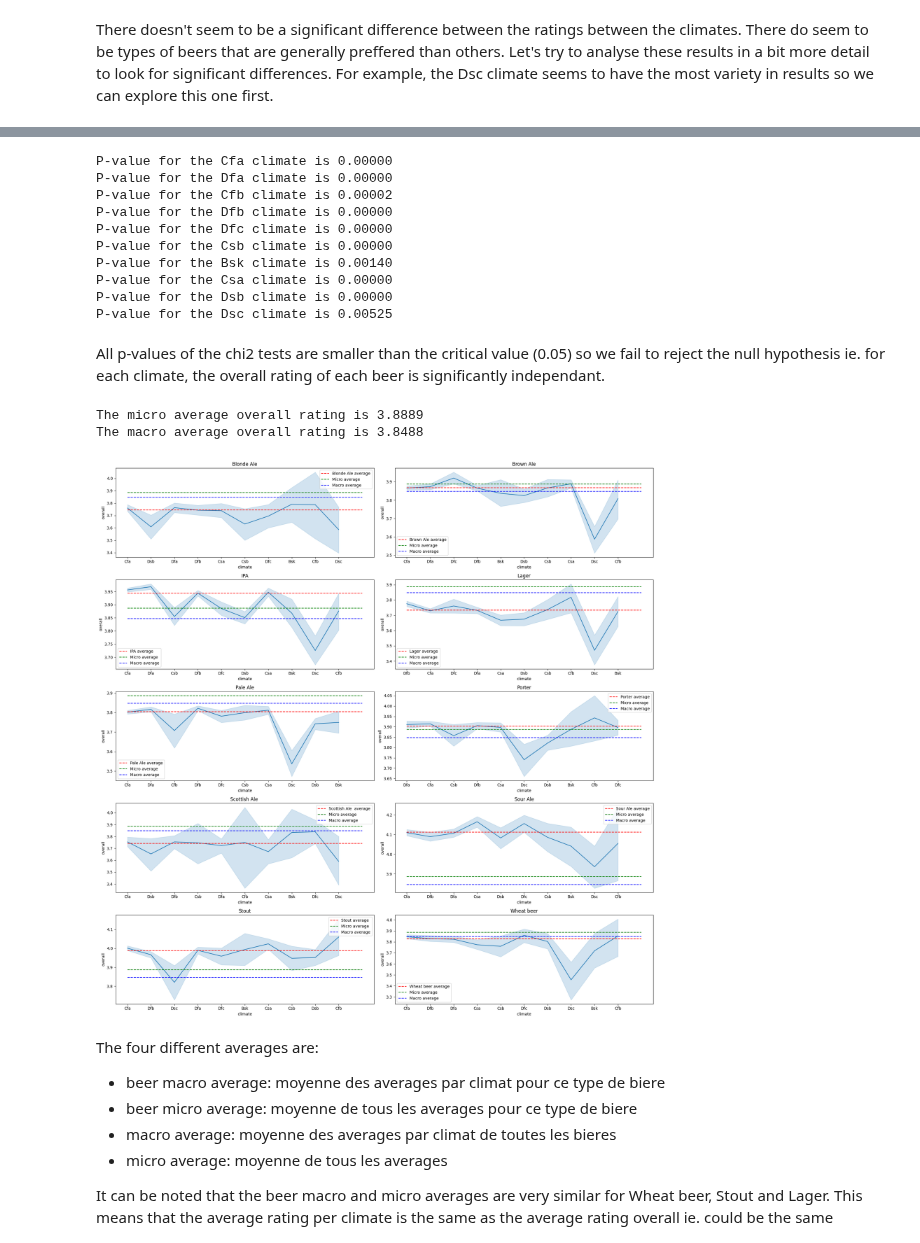
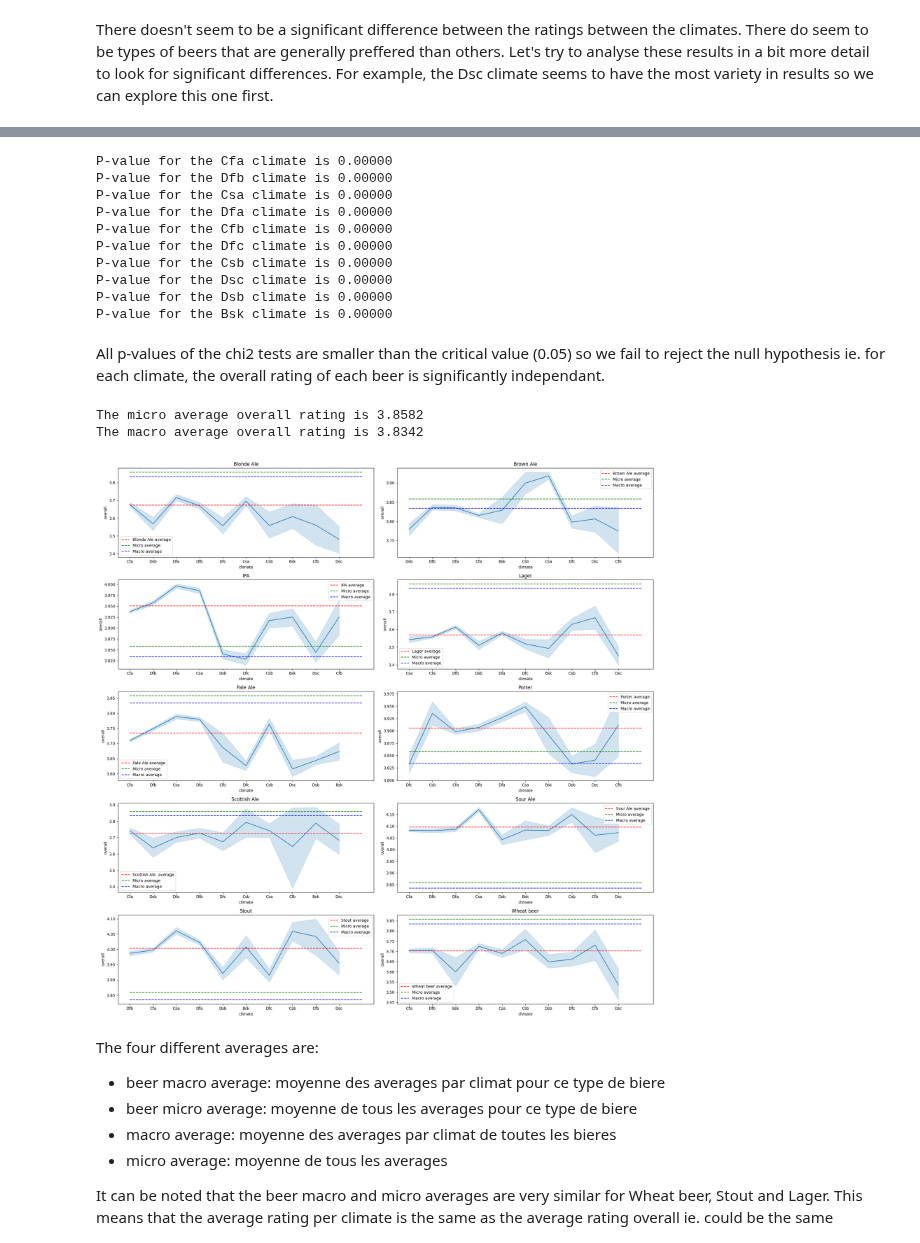
Before and after one commit to epfl-ada/ada-2023-project-riskybiscuits, a Jupyter notebook: styles_analysis.ipynb, the cells around one changed output, grey strips where cells are left out. Saved outputs shown, nothing was run; the diff lists cells and outputs as text; code cells hidden in the pictures.

Commit message:
fixed styles analysis with new data loader

```diff
--- a/styles_analysis.ipynb
+++ b/styles_analysis.ipynb
@@ -86 +21,3 @@ us_users_ratings["climate_temperature"] = us_users_ratings["climate"].map(climat
+# %%
+us_users_ratings = pd.read_csv("data/us_users_ratings.csv", compression="gzip")
 # %%
@@ -224,61 +190,91 @@ plt.show()
 # For each climate, performe a chi2 test on the overall rating and the general style
 # H0: the two variables are independent
 
-for climate in us_users_ratings['climate'].unique():
-    data_to_test = us_users_ratings[us_users_ratings['climate']==climate][['overall', 'general_style']]
-    contingency_table = pd.crosstab(data_to_test['overall'], data_to_test['general_style'])
+for climate in us_users_ratings["climate"].unique():
+    data_to_test = us_users_ratings[us_users_ratings["climate"] == climate][
+        ["overall", "general_style"]
+    ]
+    contingency_table = pd.crosstab(
+        data_to_test["overall"], data_to_test["general_style"]
+    )
     chi2, p, dof, expected = stats.chi2_contingency(contingency_table)
     print("P-value for the {} climate is {:.5f}".format(climate, p))
 # %% [output]
 P-value for the Cfa climate is 0.00000
+P-value for the Dfb climate is 0.00000
+P-value for the Csa climate is 0.00000
 P-value for the Dfa climate is 0.00000
-P-value for the Cfb climate is 0.00002
-P-value for the Dfb climate is 0.00000
+P-value for the Cfb climate is 0.00000
 P-value for the Dfc climate is 0.00000
 P-value for the Csb climate is 0.00000
-P-value for the Bsk climate is 0.00140
-P-value for the Csa climate is 0.00000
+P-value for the Dsc climate is 0.00000
 P-value for the Dsb climate is 0.00000
-P-value for the Dsc climate is 0.00525
+P-value for the Bsk climate is 0.00000
 # %% [markdown]
 All p-values of the chi2 tests are smaller than the critical value (0.05) so we fail to reject the null hypothesis ie. for each climate, the overall rating of each beer is significantly independant.
 # %%
 # Microaverage: compute the mean overall rating for all users
-micro_av_overall = us_users_ratings['overall'].mean()
+micro_av_overall = us_users_ratings["overall"].mean()
 print("The micro average overall rating is {:.4f}".format(micro_av_overall))
 
 # Macroaverage: compute statistics for each climate, then take the mean
-climate_av_overall = us_users_ratings.groupby("climate")['overall'].mean().sort_values(ascending=False).reset_index()
+climate_av_overall = (
+    us_users_ratings.groupby("climate")["overall"]
+    .mean()
+    .sort_values(ascending=False)
+    .reset_index()
+)
 climate_av_overall.set_index("climate", inplace=True)
-macro_av_overall = climate_av_overall['overall'].mean()
+macro_av_overall = climate_av_overall["overall"].mean()
 print("The macro average overall rating is {:.4f}".format(macro_av_overall))
 # %% [output]
-The micro average overall rating is 3.8889
-The macro average overall rating is 3.8488
+The micro average overall rating is 3.8582
+The macro average overall rating is 3.8342
 # %%
 # Plot the different beer type means as a function of the climate for all beers
 
-num_scores = len(climate_beer_type['climate'].unique())
-fig, axs = plt.subplots(num_scores//2, 2, figsize=(20, 20))
+num_scores = len(climate_beer_type["climate"].unique())
+fig, axs = plt.subplots(num_scores // 2, 2, figsize=(20, 20))
 
-for i, beer_type in enumerate(climate_beer_type['general_style'].unique()):
-
+for i, beer_type in enumerate(climate_beer_type["general_style"].unique()):
     # compute average beer rating for that beer type
-    beer_type_av_overall = us_users_ratings[us_users_ratings['general_style']==beer_type]['overall'].mean()
+    beer_type_av_overall = us_users_ratings[
+        us_users_ratings["general_style"] == beer_type
+    ]["overall"].mean()
 
     # plot the overall beer ratings for each type, climate and the different averagers
-    ax = axs[i//2, i%2]
-    sns.lineplot(x='climate', y='overall', data=us_users_ratings[us_users_ratings['general_style']==beer_type], ax=ax)
+    ax = axs[i // 2, i % 2]
+    sns.lineplot(
+        x="climate",
+        y="overall",
+        data=us_users_ratings[us_users_ratings["general_style"] == beer_type],
+        ax=ax,
+    )
     ax.set_title(beer_type)
-    ax.plot([0, num_scores], [beer_type_av_overall,beer_type_av_overall], "r--", label="{} average".format(beer_type))
-    ax.plot([0, num_scores], [micro_av_overall,micro_av_overall], "g--", label="Micro average")
-    ax.plot([0, num_scores], [macro_av_overall,macro_av_overall], "b--", label="Macro average")
+    ax.plot(
+        [0, num_scores],
+        [beer_type_av_overall, beer_type_av_overall],
+        "r--",
+        label="{} average".format(beer_type),
+    )
+    ax.plot(
+        [0, num_scores],
+        [micro_av_overall, micro_av_overall],
+        "g--",
+        label="Micro average",
+    )
+    ax.plot(
+        [0, num_scores],
+        [macro_av_overall, macro_av_overall],
+        "b--",
+        label="Macro average",
+    )
     ax.legend()
 
 plt.tight_layout()
 plt.show()
 # %% [output]
-[figure, old version]
+[figure, new version]
 # %% [markdown]
 The four different averages are:
 - beer macro average: moyenne des averages par climat pour ce type de biere
```
Also changed, not shown: parts of 24 cells of this notebook.
